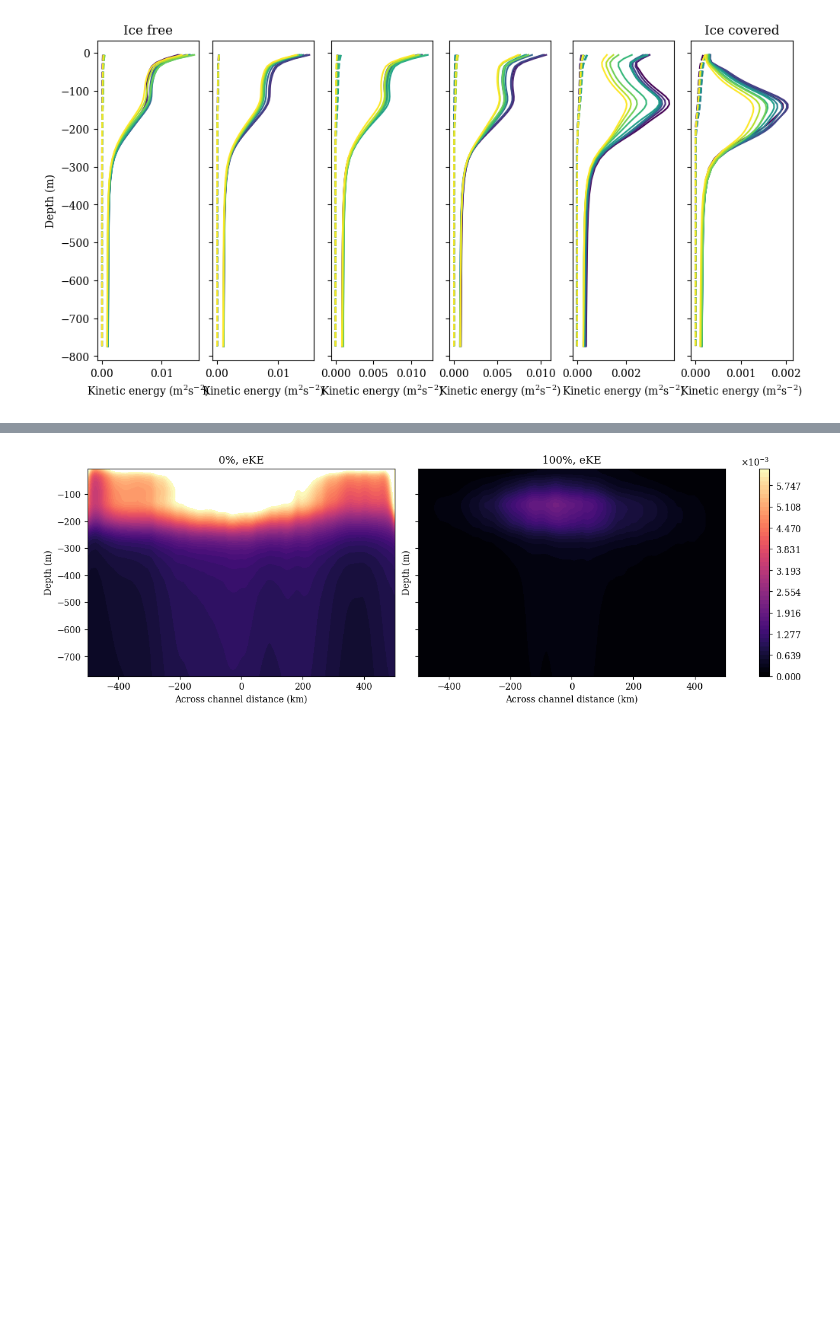
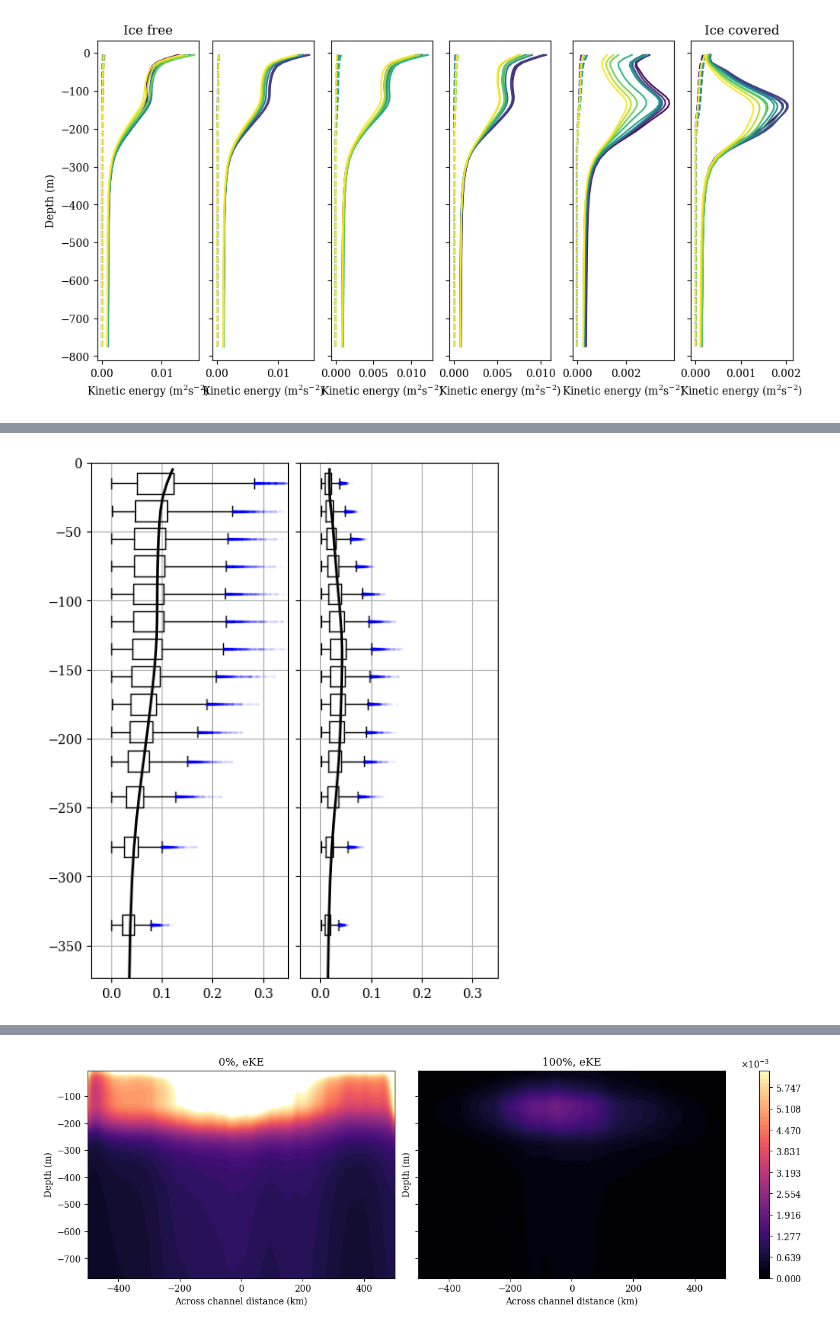
Before and after one commit to hmason13/ArcticMiddepthBI, a Jupyter notebook: analysis/officialFigScripts/figKeProfile.ipynb, the cells around one changed output, grey strips where cells are left out. Saved outputs shown, nothing was run; the diff lists cells and outputs as text; code cells hidden in the pictures; blank space fills up the shorter version.

```diff
--- a/analysis/officialFigScripts/figKeProfile.ipynb
+++ b/analysis/officialFigScripts/figKeProfile.ipynb
@@ -135,0 +254,47 @@ Text(0.5, 1.0, 'Ice covered')
+# %%
+deepIndex = 29
+colors = plt.cm.cividis_r(np.linspace(0,1,len(conc)))
+lbl = ["0%", "20%", "40%", "60%", "80%", "100%"]
+fig,ax = plt.subplots(1,2,layout="constrained",
+                      figsize=(5,6),sharey=True)
+desiredConc = [0,5]
+
+for ic in range(2):
+  # ax[ic].set_xlabel("Kinetic energy "+unitLbl)
+  # ax[ic].set_title(lbl[desiredConc[ic]]+" SIC")
+  ax[ic].grid(visible=True)
+  ax[ic].set_ylim([levs[deepIndex-1],0])
+  ax[ic].set_xlim([-0.04,0.35])
+
+  ax[ic].plot((np.sqrt(eKE[:deepIndex,250:252,desiredConc[ic]].mean((1,)))),
+          levs[:deepIndex],
+          color='black',
+          linestyle='solid',
+          linewidth=2)
+
+  # box and whisker for eKE
+  propDict1 = {'linewidth':3,'color':'black'}
+  propDict2 = {'linewidth':0,'color':'grey'}
+  propDict3 = {'markersize':3,'alpha':0.02}
+  ax[ic].boxplot(rootData[desiredConc[ic],1:deepIndex:2,:].T,
+             notch=False,
+             sym='b.',
+             vert=False,
+             positions=levs[1:deepIndex:2],
+             manage_ticks=False,
+             widths=15,
+             meanline=True,
+             showmeans=False,
+             meanprops=propDict1,
+             medianprops=propDict2,
+             flierprops=propDict3,
+             showfliers=True,
+             whis=(0,99));
+
+unitLbl = "($\mathrm{m}^2\,\mathrm{s}^{-2}\,10^{-3}$)"
+unitLbl2 = "($\mathrm{m}\,\mathrm{s}^{-1}$)"
+# ax[0].set_ylabel("Depth (m)")
+# fig.supxlabel("\t   Eddy velocity magnitude "+unitLbl2,fontsize=10)
+plt.savefig(saveloc+"officialFigs/figKeBoxWhisAGU24.pdf",bbox_inches="tight")
+# %% [output]
+[figure, added]
```
Also changed, not shown: parts of 11 cells of this notebook, 6 other files.
